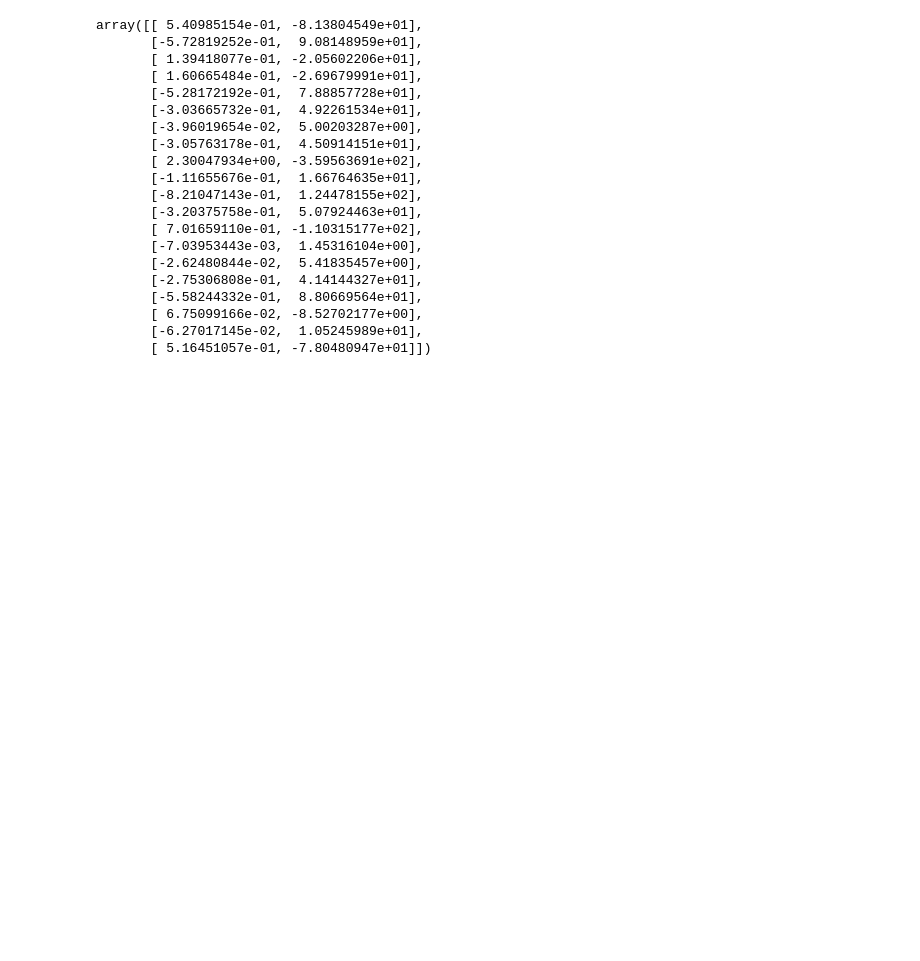
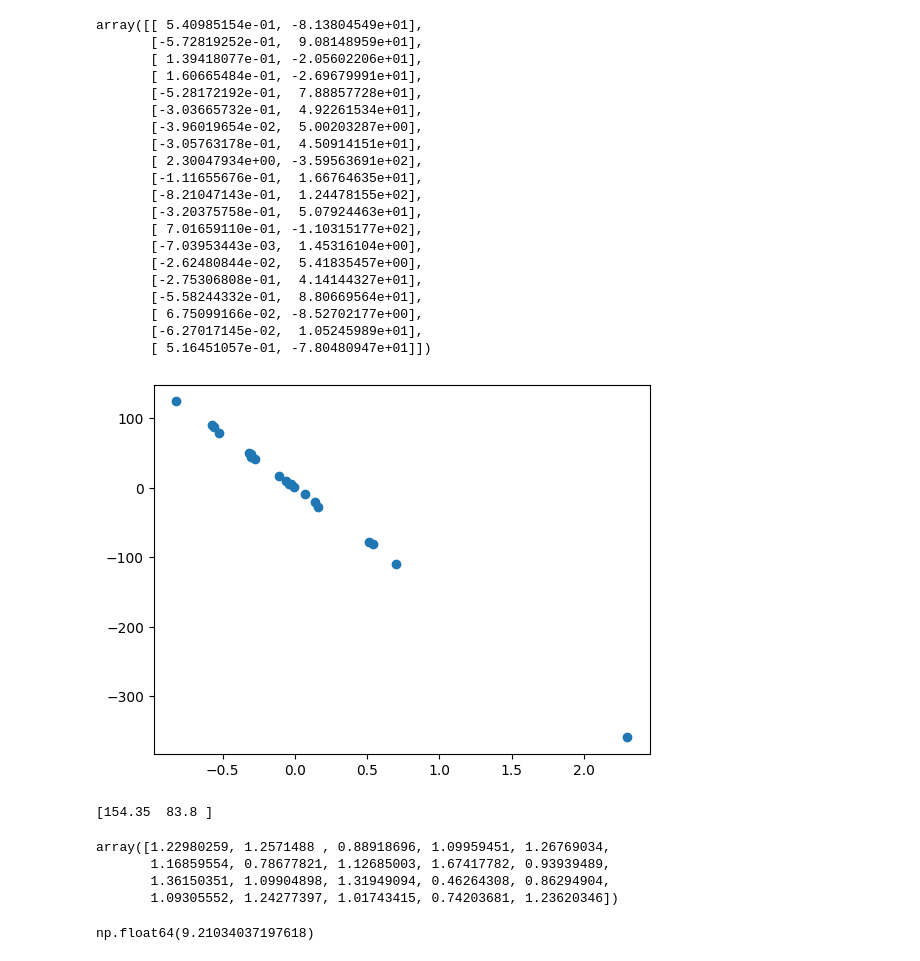
Before and after one commit to MasanaoMatsuda/anomaly_detection_with_maharanobis_distance, a Jupyter notebook: main.ipynb, the cells around one changed output. Cells and saved outputs as stored; diff of their text form; code cells hidden in the pictures; blank space fills up the shorter version.

```diff
--- a/main.ipynb
+++ b/main.ipynb
@@ -34,32 +33,33 @@ data_y = df.iloc[:, 1]
-# %%
-params = model.fit(data_x, data_y)
 # %%
-def sif(p1: float, p2: float, n):
+def sample_influence_function(p1: float, p2: float, n):
     return (n - 1) * (p1 - p2)
 
-def anomaly_level(p1: Parameter, p2: Parameter, n: int) -> list:
+def compute_sif_values(p1: Parameter, p2: Parameter, n: int) -> list:
     return [
-        sif(p1.slope, p2.slope, n),
-        sif(p1.intercept, p2.intercept, n)
+        sample_influence_function(p1.slope, p2.slope, n),
+        sample_influence_function(p1.intercept, p2.intercept, n)
     ]
 
-def compute_sif_values(data_x, data_y):
+def search_anomaly_data(data_x, data_y):
     sifs = []
     n = len(data_x)
     params1 = model.fit(data_x, data_y)
     for i in range(n):
         params2 = model.fit(
-            drop_i_from_series(data_x, i),
-            drop_i_from_series(data_y, i)
+            drop_single_record(data_x, i),
+            drop_single_record(data_y, i)
         )
-        sifs.append(anomaly_level(params1, params2, n))
+        sifs.append(compute_sif_values(params1, params2, n))
     return np.array(sifs)
 
-def drop_i_from_series(s: Series, i: int) -> Series:
+def drop_single_record(s: Series, i: int) -> Series:
     """ Returns copied Series """
     return s.drop(s.index[i])
 # %%
-compute_sif_values(data_x, data_y)
+data_x = df.iloc[:, 0]
+data_y = df.iloc[:, 1]
+sifs = search_anomaly_data(data_x, data_y)
+sifs
 # %% [output]
 array([[ 5.40985154e-01, -8.13804549e+01],
        [-5.72819252e-01,  9.08148959e+01],
@@ -81,3 +81,7 @@ array([[ 5.40985154e-01, -8.13804549e+01],
        [ 6.75099166e-02, -8.52702177e+00],
        [-6.27017145e-02,  1.05245989e+01],
        [ 5.16451057e-01, -7.80480947e+01]])
+# %%
+drawer.plot(sifs)
+# %% [output]
+[figure, added]
@@ -83,0 +100,14 @@ array([[ 5.40985154e-01, -8.13804549e+01],
+# %%
+np.sqrt(mahalanobis_distances(df.values))
+# %% [output]
+[154.35  83.8 ]
+array([1.22980259, 1.2571488 , 0.88918696, 1.09959451, 1.26769034,
+       1.16859554, 0.78677821, 1.12685003, 1.67417782, 0.93939489,
+       1.36150351, 1.09904898, 1.31949094, 0.46264308, 0.86294904,
+       1.09305552, 1.24277397, 1.01743415, 0.74203681, 1.23620346])
+# %%
+from scipy.stats import chi2
+alpha = 0.01
+chi2.ppf(1 - alpha, df=2)
+# %% [output]
+np.float64(9.21034037197618)
```
Also changed, not shown: parts of 3 cells of this notebook, 1 other file.
